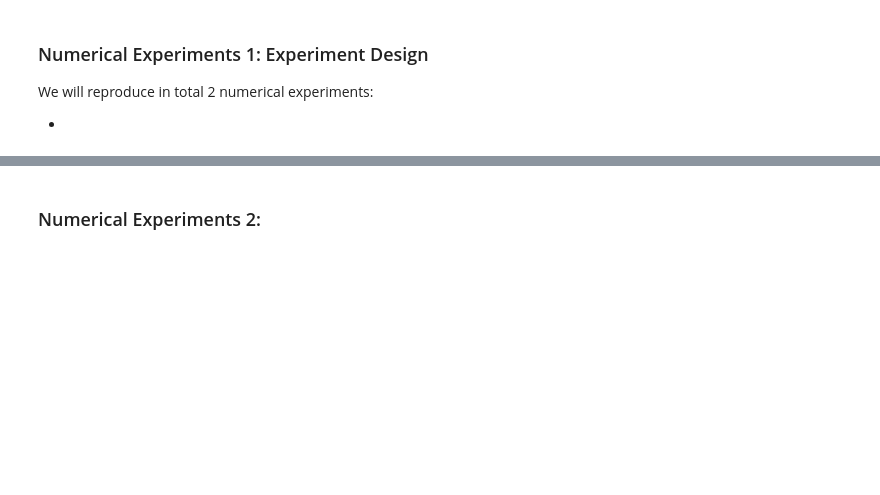
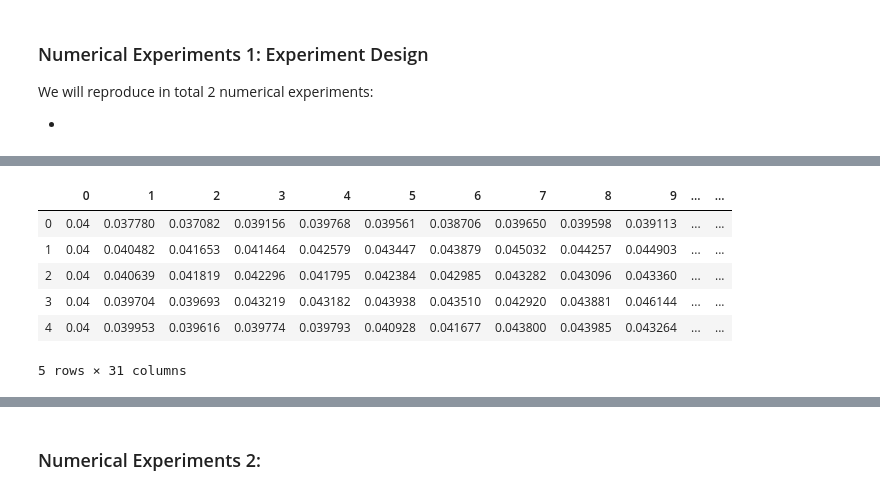
Before and after one commit to CindyLi-Ayi/FE-project, a Jupyter notebook: NSD_FinalProject_LiXinyi_YuYinjie.ipynb, the cells around one changed output, grey strips where cells are left out. Saved outputs shown, nothing was run; the diff lists cells and outputs as text; code cells hidden in the pictures; blank space fills up the shorter version.

```diff
--- a/NSD_FinalProject_LiXinyi_YuYinjie.ipynb
+++ b/NSD_FinalProject_LiXinyi_YuYinjie.ipynb
@@ -287,0 +373,10 @@ We will reproduce in total 2 numerical experiments:
+# %%
+df_vol.head()
+# %% [output]
+|  | 0 | 1 | 2 | 3 | 4 | 5 | 6 | 7 | 8 | 9 | ... | ... |
+| 0 | 0.04 | 0.037780 | 0.037082 | 0.039156 | 0.039768 | 0.039561 | 0.038706 | 0.039650 | 0.039598 | 0.039113 | ... | ... |
+| 1 | 0.04 | 0.040482 | 0.041653 | 0.041464 | 0.042579 | 0.043447 | 0.043879 | 0.045032 | 0.044257 | 0.044903 | ... | ... |
+| 2 | 0.04 | 0.040639 | 0.041819 | 0.042296 | 0.041795 | 0.042384 | 0.042985 | 0.043282 | 0.043096 | 0.043360 | ... | ... |
+| 3 | 0.04 | 0.039704 | 0.039693 | 0.043219 | 0.043182 | 0.043938 | 0.043510 | 0.042920 | 0.043881 | 0.046144 | ... | ... |
+| 4 | 0.04 | 0.039953 | 0.039616 | 0.039774 | 0.039793 | 0.040928 | 0.041677 | 0.043800 | 0.043985 | 0.043264 | ... | ... |
+5 rows × 31 columns
```
Also changed, not shown: parts of 12 cells of this notebook.
